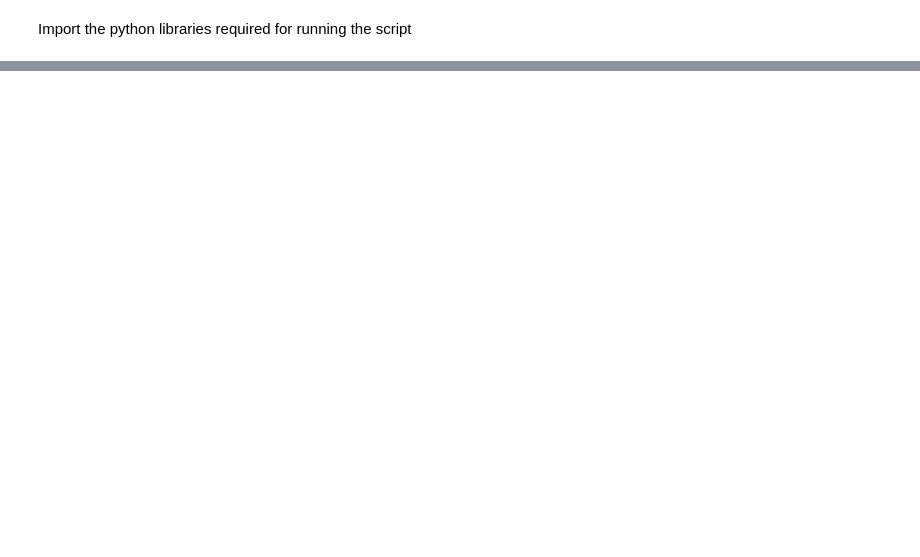
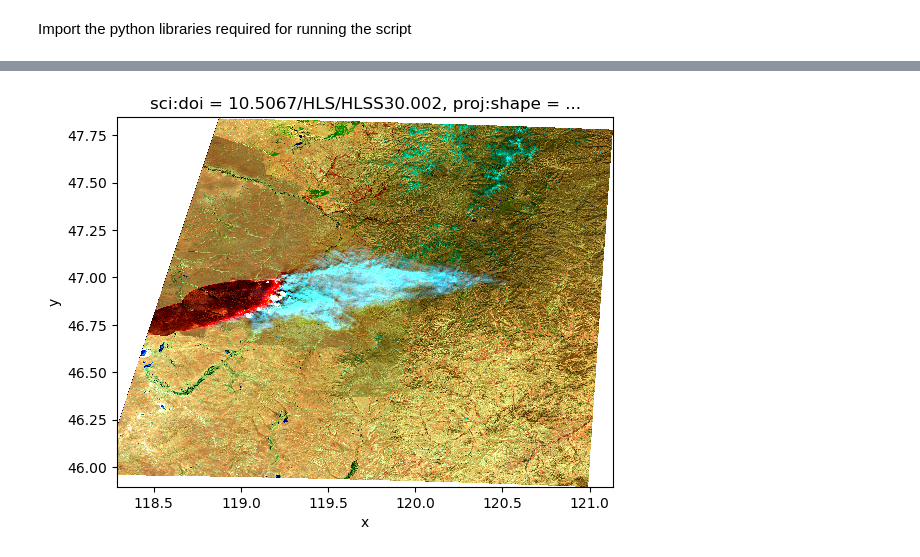
Before and after one commit to NASA-IMPACT/summer-school-2023, a Jupyter notebook: chapter-2/hls_applications_example.ipynb, the cells around one changed output, grey strips where cells are left out. Saved outputs shown, nothing was run; the diff lists cells and outputs as text; code cells hidden in the pictures; blank space fills up the shorter version.

```diff
--- a/chapter-2/hls_applications_example.ipynb
+++ b/chapter-2/hls_applications_example.ipynb
@@ -57,7 +111,7 @@ def prepare_items(event, collection_name, bbox, start_date=None, end_date=None):
 def prepare_stack(items, desired_product, collection_name):
     stack = stackstac.stack(
         items,
-        epsg='EPSG:32616',
+        epsg='EPSG:4326',
         rescale=True,
         assets=DERIVED_PRODUCTS[desired_product][collection_name],
     )
@@ -146,7 +200,7 @@ def calculate_TVI(items, band1_name, band2_name, band3_name, collection_name):
     tvi = tvi.persist()
     return tvi
 
-def scale_TC(items, band1_name, band2_name, band3_name, collection_name):
+def scale_TC(items, band1_name, band2_name, band3_name, index, collection_name):
     """
     Prepare a True color composite based on the list of bands passed.
     Args:
@@ -157,7 +211,7 @@ def scale_TC(items, band1_name, band2_name, band3_name, collection_name):
         TVI stack
 
     """
-    stack = prepare_stack(items, 'TC', collection_name)
+    stack = prepare_stack(items, index, collection_name)
     rgb = stack.sel(band=[band1_name, band2_name, band3_name])
     rgb.persist()
     return rgb
@@ -265,36 +295,6 @@ def calculate_index(event, index, hls_products):
 
 
 # Calculate derived index for the selected location and date
-event = 'mississippi_tornado'
-index = 'NDWI' # TC for RGB/SWIR
-hls_products = ['HLSL30', 'HLSS30']
-
+index = 'NDVI' # TC for RGB/SWIR
+hls_products = event_details['collections']
 index_array = calculate_index(event, index, hls_products)
-
-# # Prepare L30 Stack
-# l30_items = prepare_items(event, 'HLSL30', bbox)
-# # l30_stack = preprocess(l30_items)
-
-# # Prepare S30 Stack
-# s30_items = prepare_items(event, 'HLSS30', bbox)
-# # s30_stack = preprocess(s30_items)
-
-# # Calculate NDVI using L30
-# #l30_ndvi = calculate_index(l30_stack, 'NBR', 'HLSL30')
-# l30_index = DERIVED_PRODUCTS[index]['exec'](l30_stack, *DERIVED_PRODUCTS[index]["HLSL30"], index, "HLSL30")
-
-# # Calculate NDVI using S30
-# #s30_ndvi = calculate_index(s30_stack, 'NBR', 'HLSS30')
-# s30_index = DERIVED_PRODUCTS[index]['exec'](s30_stack, *DERIVED_PRODUCTS[index]["HLSS30"], index, "HLSS30")
-
-# # Prepare data for a day.
-# l30_index_day = l30_index.resample(time="1d").max()[0]
-# s30_index_day = s30_index.resample(time="1d").max()[0]
-
-# # Prepare RGB for a day.
-# l30_rgb = calculate_index(l30_stack, 'TC', 'HLSL30')
-# l30_rgb = l30_rgb.resample(time="1d").max()[0]
-
-# # Prepare RGB for a day.
-# s30_rgb = calculate_index(s30_stack, 'TC', 'HLSS30')
-# s30_rgb = s30_rgb.resample(time="1d").max()[0]
@@ -310,3 +333,5 @@ index_array["HLSL30"].plot.imshow(rgb="band", robust=True, size=6)
 # %%
 # plot S30 RGB
-index_array["HLSS30"].plot.imshow(rgb="band", robust=True, size=6);
+index_array["HLSS30"].plot.imshow(rgb="band", robust=True);
+# %% [output]
+[figure, added]
```
Also changed, not shown: parts of 13 cells of this notebook.
